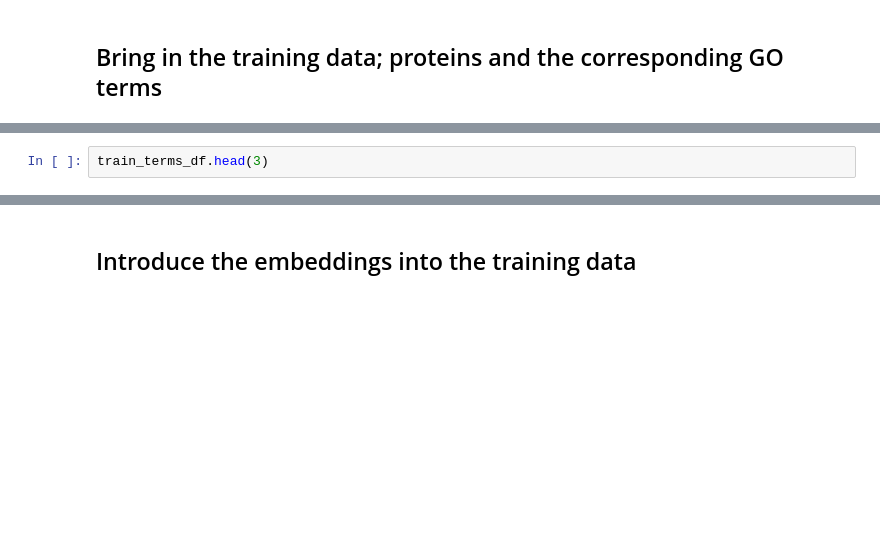
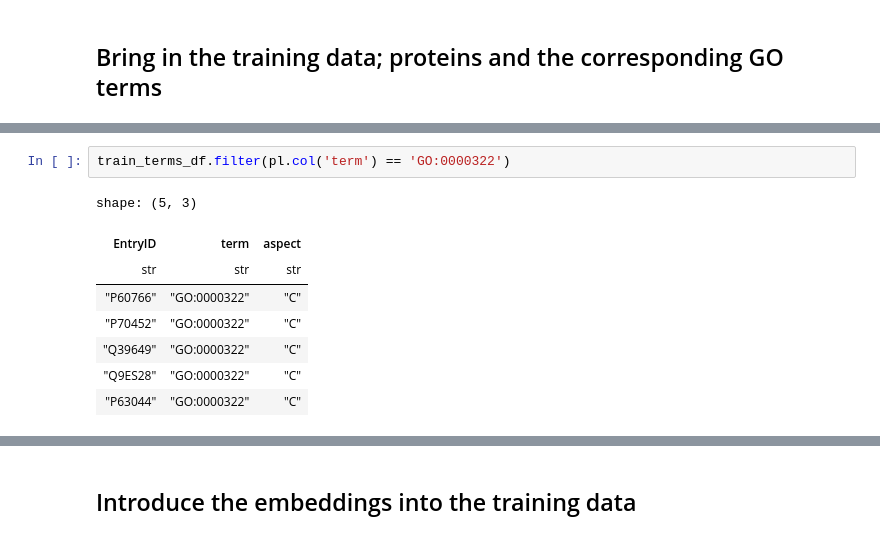
Before and after one commit to sumaniitm/cafa-6-protein-function-prediction-kaggle, a Jupyter notebook: cafa-suman-ontology-based-features.ipynb, the cells around one changed output, grey strips where cells are left out. Cells and saved outputs as stored; diff of their text form; blank space fills up the shorter version.

```diff
--- a/cafa-suman-ontology-based-features.ipynb
+++ b/cafa-suman-ontology-based-features.ipynb
@@ -224,4 +242,13 @@ train_terms_df.shape
-# %%
-train_terms_df.head(3)
+# %%
+train_terms_df.filter(pl.col('term') == 'GO:0000322')
+# %% [output]
+shape: (5, 3)
+| EntryID | term | aspect |
+| str | str | str |
+| "P60766" | "GO:0000322" | "C" |
+| "P70452" | "GO:0000322" | "C" |
+| "Q39649" | "GO:0000322" | "C" |
+| "Q9ES28" | "GO:0000322" | "C" |
+| "P63044" | "GO:0000322" | "C" |
 # %%
 dd.sql(" select count(distinct(EntryID)) as proteins from train_terms_df ").pl()
```
Also changed, not shown: parts of 27 cells of this notebook.
